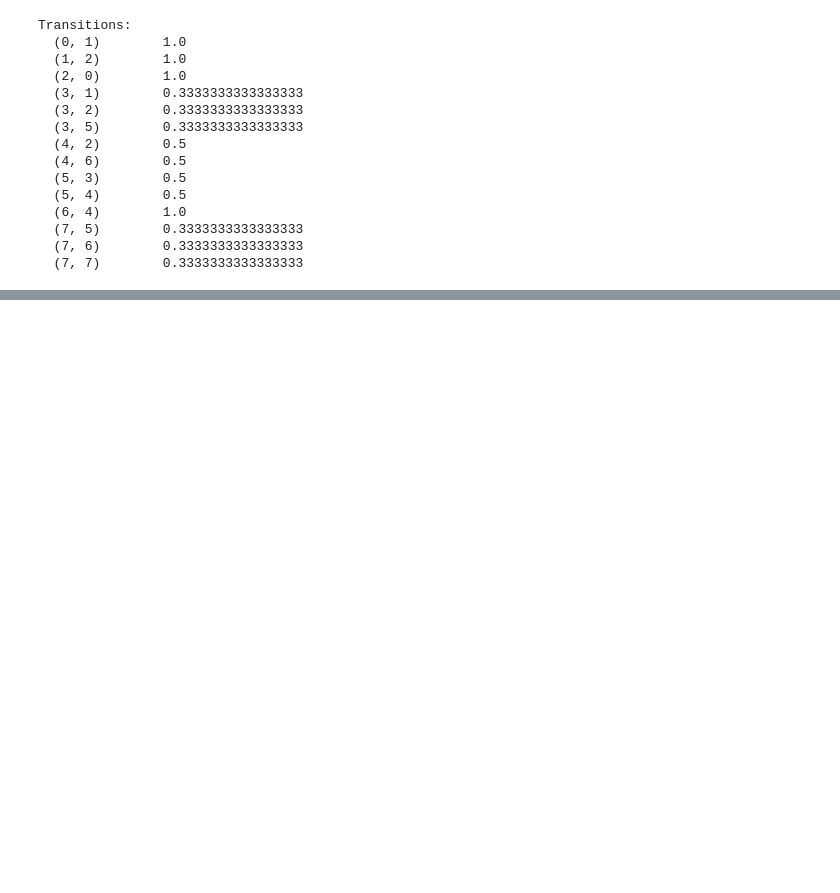
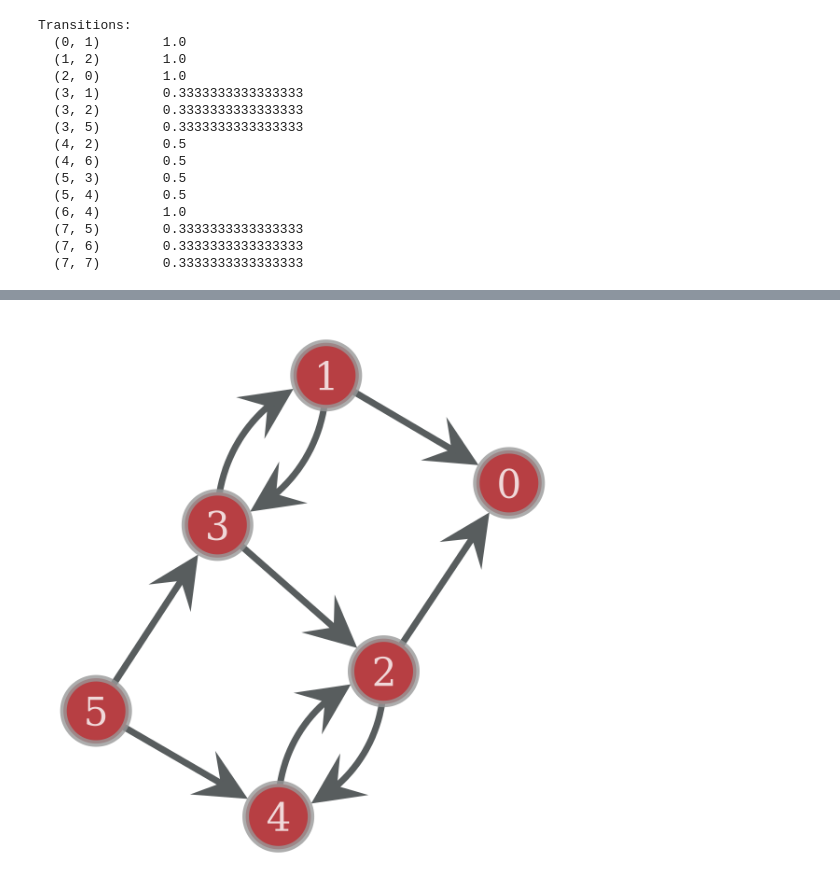
Before and after one commit to Vovsanka/switss, a Jupyter notebook: examples/mec_cetrification.ipynb, the cells around one changed output, grey strips where cells are left out. Drawn from its saved outputs; the diff is of its cells as text; code cells hidden in the pictures; blank space fills up the shorter version.

```diff
--- a/examples/mec_cetrification.ipynb
+++ b/examples/mec_cetrification.ipynb
@@ -37,9 +37,9 @@ Transitions:
   (7, 7)        0.3333333333333333
 # %%
 # using the example-DTMC above, we can retrieve its MECs.
-# 0-entries identify states that are not part of any MEC.
-components,mec_count,mec_counter = dtmc.maximal_end_components()
-print("components:",components,"MEC components count:", mec_count, "MEC amount:", mec_counter)
+# 0-entries identify states that are not part of any PROPER MEC.
+components,proper_mecs,mec_counter = dtmc.maximal_end_components()
+print("components:",components,"proper Mecs:", proper_mecs, "MEC amount:", mec_counter)
 
 def sm(stateidx,labels):
     # give every state a green color that is not part of any MEC
@@ -74,0 +84,8 @@ KeyboardInterrupt:
+# %%
+import graph_tool.all as gt
+
+# for component,
+
+gt.graph_draw(quotient_MEC_graph, vertex_text=quotient_MEC_graph.vertex_index)
+# %% [output]
+[figure, added]
```
Also changed, not shown: parts of 7 cells of this notebook.
